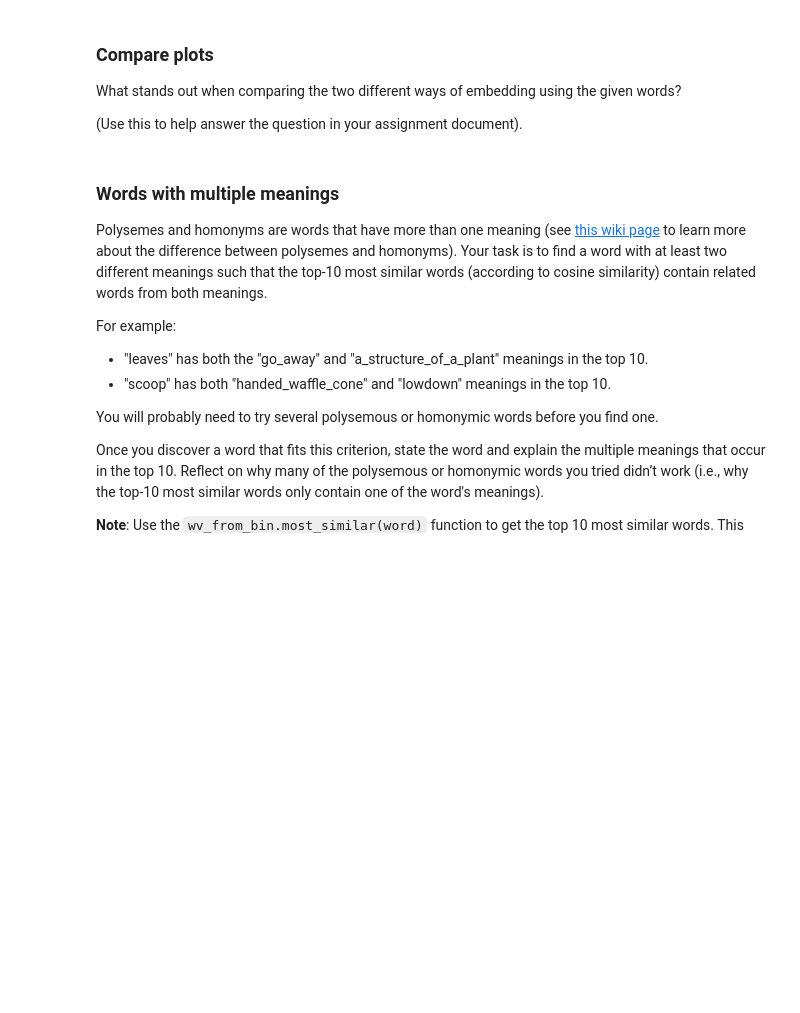
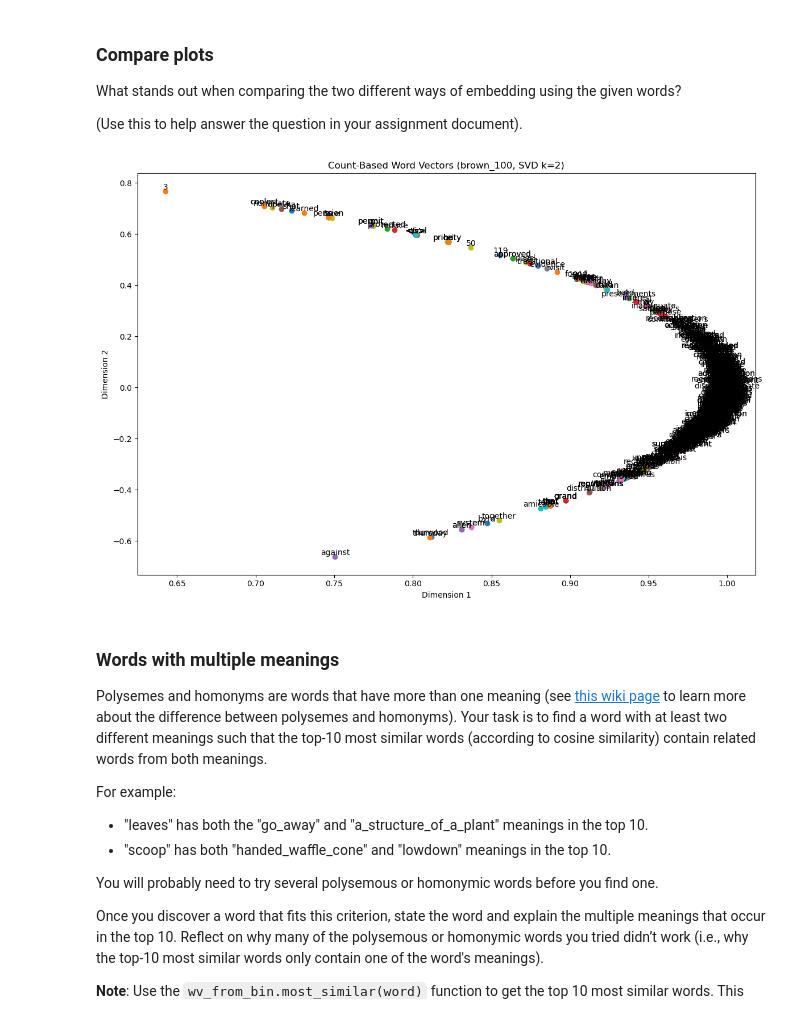
Before and after one commit to Zane-Bjornerud/LanguageModeling_NGrams-WordVectors_NLP, a Jupyter notebook: NLP_2026_A2.ipynb, the cells around one changed output. Drawn from its saved outputs; the diff is of its cells as text; code cells hidden in the pictures; blank space fills up the shorter version.

```diff
--- a/NLP_2026_A2.ipynb
+++ b/NLP_2026_A2.ipynb
@@ -454,7 +458,9 @@ What stands out when comparing the two different ways of embedding using the giv
 
 (Use this to help answer the question in your assignment document).
 # %%
-plot_embeddings(M_reduced_normalized, tokens)
+plot_embeddings(M_reduced_normalized, tokens, word_to_index)
+# %% [output]
+[figure, added]
 # %% [markdown]
 ### Words with multiple meanings
 Polysemes and homonyms are words that have more than one meaning (see [this wiki page](https://en.wikipedia.org/wiki/Polysemy) to learn more about the difference between polysemes and homonyms). Your task is to find a word with at least two different meanings such that the top-10 most similar words (according to cosine similarity) contain related words from both meanings.
```
Also changed, not shown: parts of 3 cells of this notebook.
